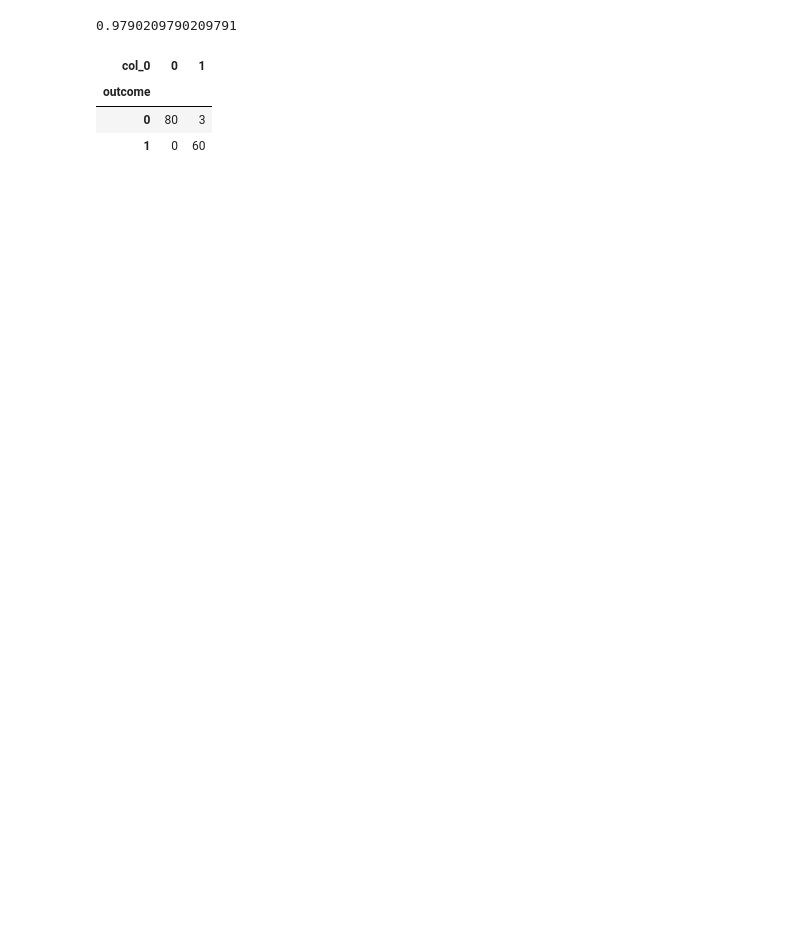
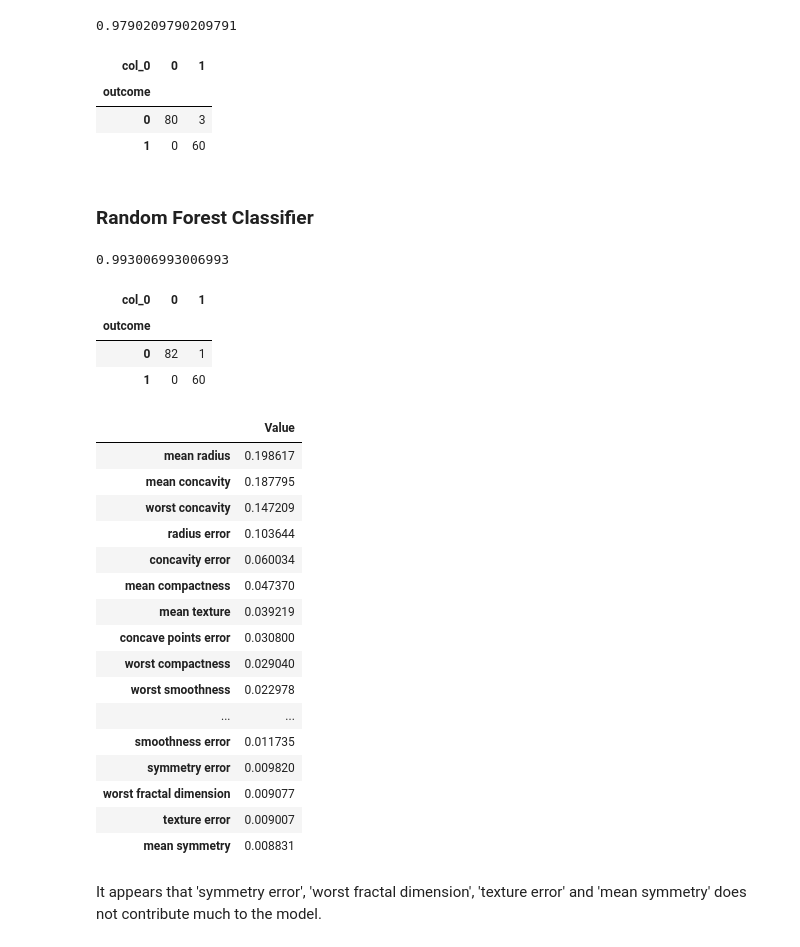
Before and after one commit to AlexJoseph22/Feature-Engineering-Over-Sampling-SMOTE, a Jupyter notebook: Breast_Cancer.ipynb, the cells around one changed output. Cells and saved outputs as stored; diff of their text form; code cells hidden in the pictures; blank space fills up the shorter version.

Commit message:
feature_importances

```diff
--- a/Breast_Cancer.ipynb
+++ b/Breast_Cancer.ipynb
@@ -168,3 +147,42 @@ pd.crosstab(y_test, y_predict)
 | outcome |  |  |
 | 0 | 80 | 3 |
 | 1 | 0 | 60 |
+# %% [markdown]
+### Random Forest Classifier
+# %%
+rfc = RandomForestClassifier(n_estimators=100,
+                             random_state=50, max_depth=6)
+rfc.fit(X_train, y_train)
+y_predict = rfc.predict(X_test)
+accuracy_score(y_test, y_predict)
+# %% [output]
+0.993006993006993
+# %%
+pd.crosstab(y_test, y_predict)
+# %% [output]
+| col_0 | 0 | 1 |
+| outcome |  |  |
+| 0 | 82 | 1 |
+| 1 | 0 | 60 |
+# %%
+pd.DataFrame(rfc.feature_importances_, index=X.columns, columns=['Value']).sort_values(by='Value',ascending=False)
+# %% [output]
+|  | Value |
+| mean radius | 0.198617 |
+| mean concavity | 0.187795 |
+| worst concavity | 0.147209 |
+| radius error | 0.103644 |
+| concavity error | 0.060034 |
+| mean compactness | 0.047370 |
+| mean texture | 0.039219 |
+| concave points error | 0.030800 |
+| worst compactness | 0.029040 |
+| worst smoothness | 0.022978 |
+| ... | ... |
+| smoothness error | 0.011735 |
+| symmetry error | 0.009820 |
+| worst fractal dimension | 0.009077 |
+| texture error | 0.009007 |
+| mean symmetry | 0.008831 |
+# %% [markdown]
+It appears that 'symmetry error', 'worst fractal dimension', 'texture error' and 'mean symmetry' does not contribute much to the model.
```
Also changed, not shown: parts of 15 cells of this notebook.
